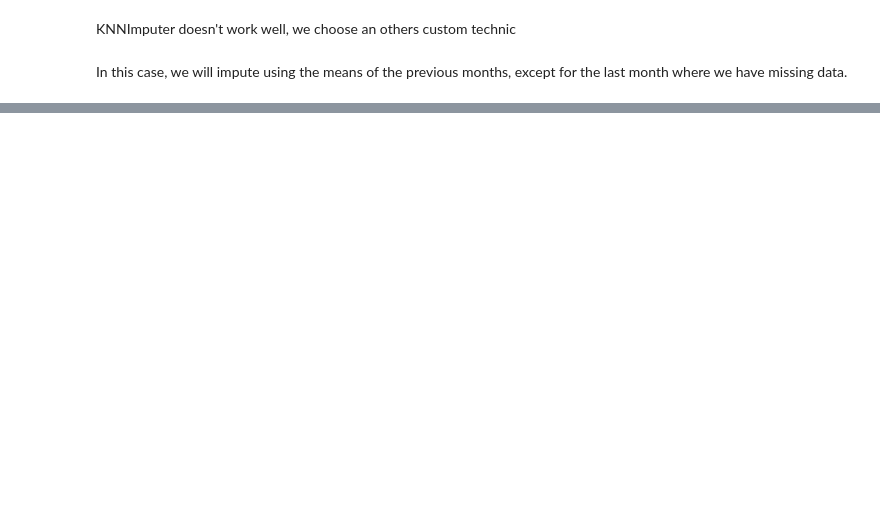
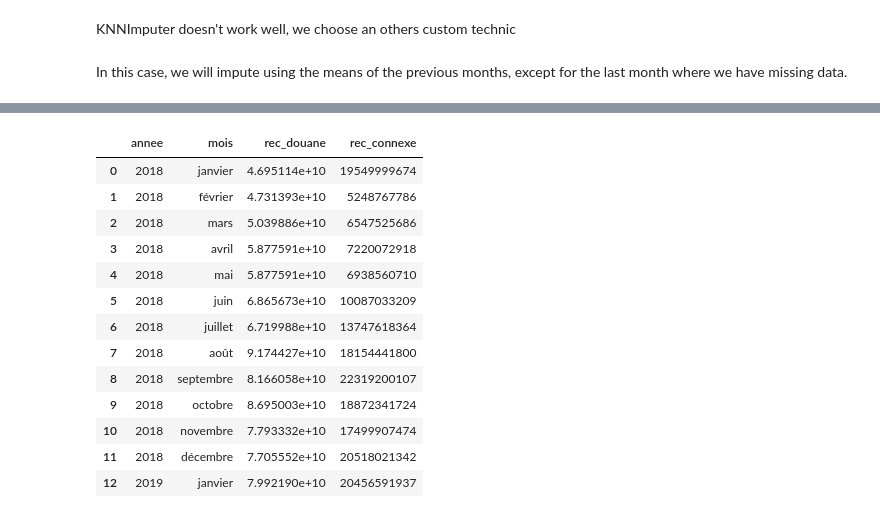
Before and after one commit to Pinto-Katende-Jonathan/SimpleDescriptiveStat, a Jupyter notebook: analyse.ipynb, the cells around one changed output, grey strips where cells are left out. Cells and saved outputs as stored; diff of their text form; code cells hidden in the pictures; blank space fills up the shorter version.

Commit message:
applying Imputation with Means of previous months to our dataframe

```diff
--- a/analyse.ipynb
+++ b/analyse.ipynb
@@ -377,3 +379,8 @@ df_copy.tail(12)
 KNNImputer doesn't work well, we choose an others custom technic
 # %% [markdown]
 In this case, we will impute using the means of the previous months, except for the last month where we have missing data.
+# %%
+# Iterate over each month in the last year
+last_year = df_copy[df_copy["annee"] == df_copy["annee"].max()]
+
+previous_year = df_copy[df_copy["annee"] < df_copy["annee"].max()]
@@ -379,0 +396,17 @@ In this case, we will impute using the means of the previous months, except for
+# %%
+previous_year.head(13)
+# %% [output]
+|  | annee | mois | rec_douane | rec_connexe |
+| 0 | 2018 | janvier | 4.695114e+10 | 19549999674 |
+| 1 | 2018 | février | 4.731393e+10 | 5248767786 |
+| 2 | 2018 | mars | 5.039886e+10 | 6547525686 |
+| 3 | 2018 | avril | 5.877591e+10 | 7220072918 |
+| 4 | 2018 | mai | 5.877591e+10 | 6938560710 |
+| 5 | 2018 | juin | 6.865673e+10 | 10087033209 |
+| 6 | 2018 | juillet | 6.719988e+10 | 13747618364 |
+| 7 | 2018 | août | 9.174427e+10 | 18154441800 |
+| 8 | 2018 | septembre | 8.166058e+10 | 22319200107 |
+| 9 | 2018 | octobre | 8.695003e+10 | 18872341724 |
+| 10 | 2018 | novembre | 7.793332e+10 | 17499907474 |
+| 11 | 2018 | décembre | 7.705552e+10 | 20518021342 |
+| 12 | 2019 | janvier | 7.992190e+10 | 20456591937 |
```
Also changed, not shown: parts of 6 cells of this notebook.
